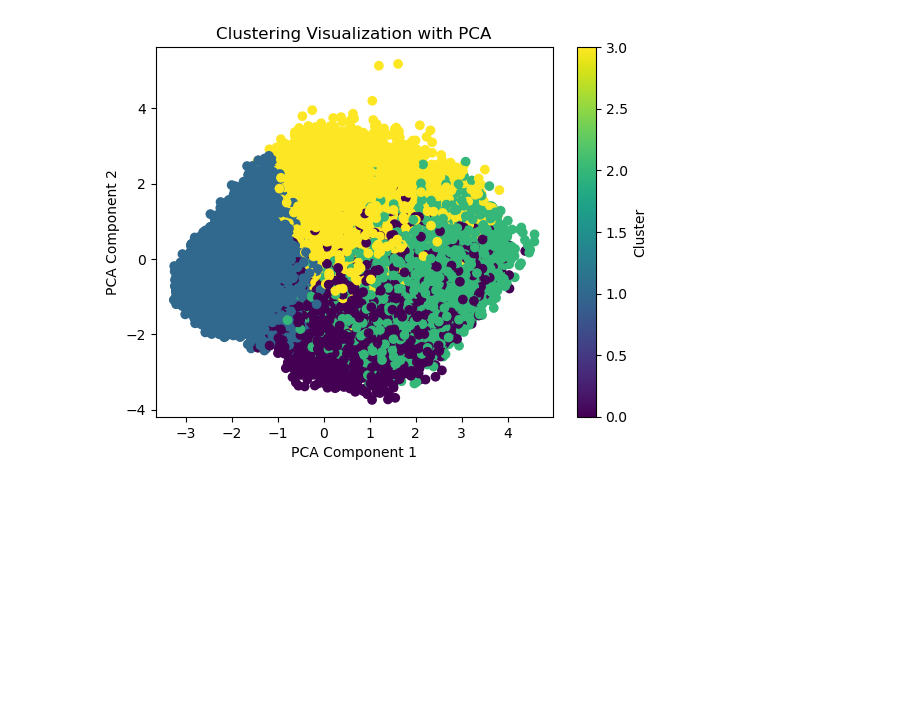
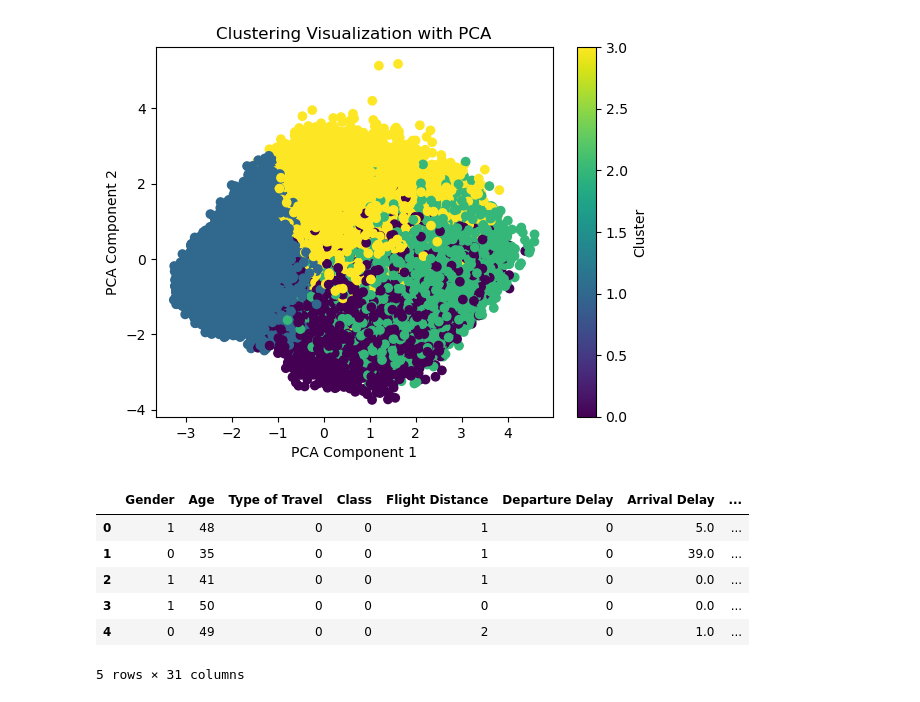
Before and after one commit to HWhr3000/F21DL_Coursework_grp2, a Jupyter notebook: documentation/week5/Week5_data.ipynb, the cells around one changed output. Drawn from its saved outputs; the diff is of its cells as text; code cells hidden in the pictures; blank space fills up the shorter version.

```diff
--- a/documentation/week5/Week5_data.ipynb
+++ b/documentation/week5/Week5_data.ipynb
@@ -760,3 +760,13 @@ Cluster
 2                3.350206        2.982332  3.617911
 3                2.675040        2.898581  3.888174
 [figure]
+# %%
+data.head()
+# %% [output]
+|  | Gender | Age | Type of Travel | Class | Flight Distance | Departure Delay | Arrival Delay | ... |
+| 0 | 1 | 48 | 0 | 0 | 1 | 0 | 5.0 | ... |
+| 1 | 0 | 35 | 0 | 0 | 1 | 0 | 39.0 | ... |
+| 2 | 1 | 41 | 0 | 0 | 1 | 0 | 0.0 | ... |
+| 3 | 1 | 50 | 0 | 0 | 0 | 0 | 0.0 | ... |
+| 4 | 0 | 49 | 0 | 0 | 2 | 0 | 1.0 | ... |
+5 rows × 31 columns
```
Also changed, not shown: parts of 3 cells of this notebook, 5 other files.
